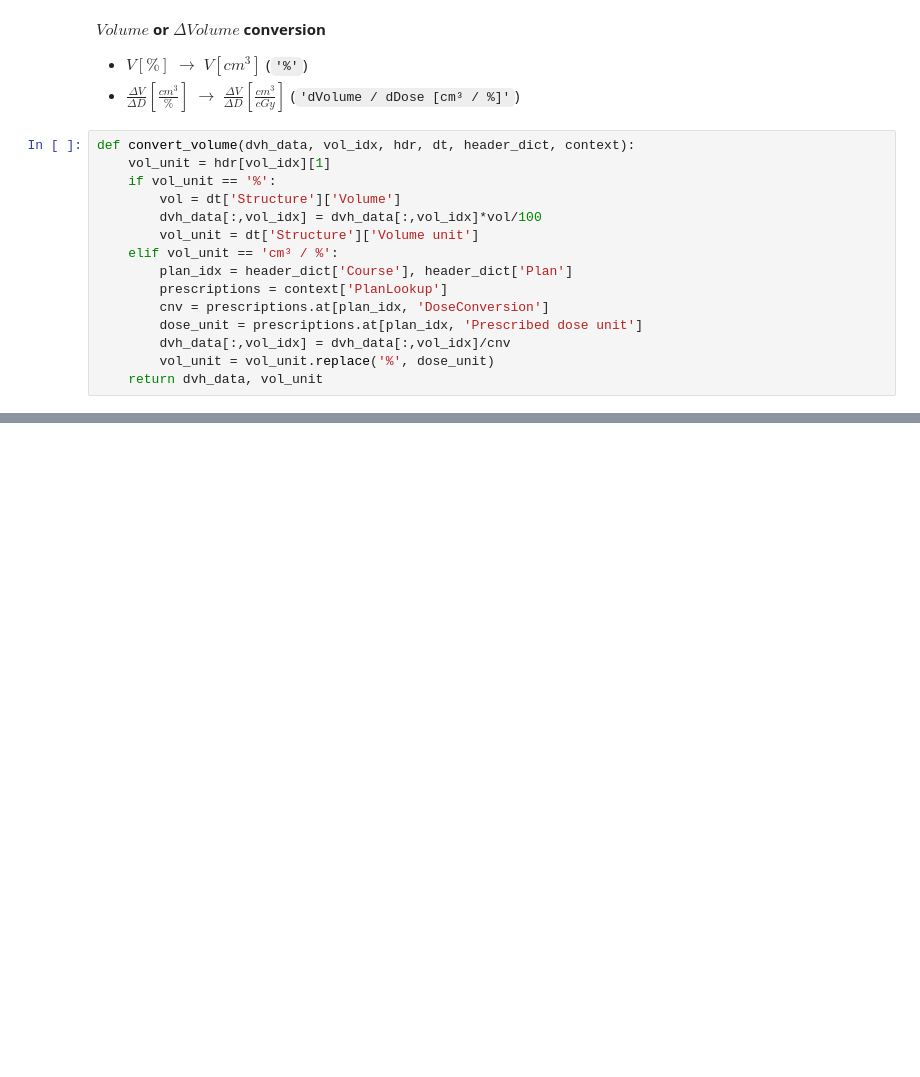
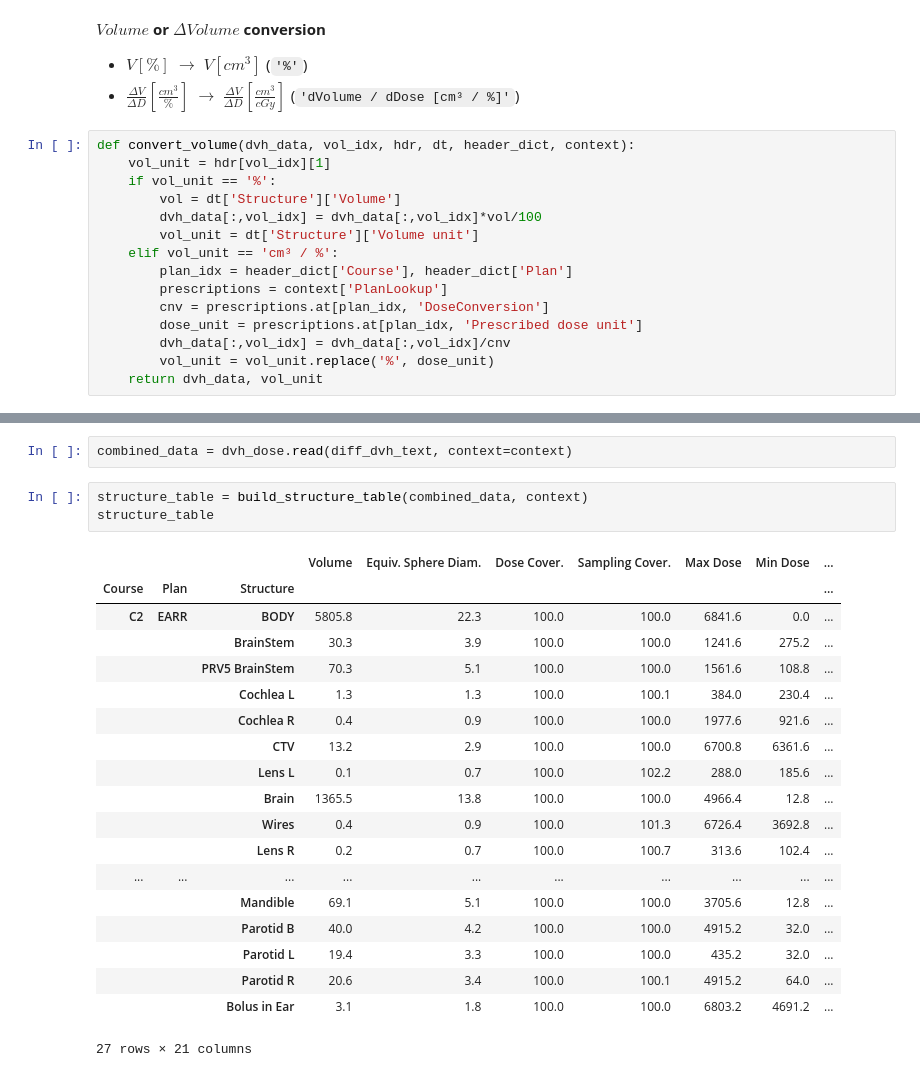
Before and after one commit to GregSal/sectionary, a Jupyter notebook: examples/read_dvh.ipynb, the cells around one changed output, grey strips where cells are left out. Drawn from its saved outputs; the diff is of its cells as text; blank space fills up the shorter version.

```diff
--- a/examples/read_dvh.ipynb
+++ b/examples/read_dvh.ipynb
@@ -1886,0 +2146,25 @@ dose_table
+# %%
+combined_data = dvh_dose.read(diff_dvh_text, context=context)
+# %%
+structure_table = build_structure_table(combined_data, context)
+structure_table
+# %% [output]
+|  |  |  | Volume | Equiv. Sphere Diam. | Dose Cover. | Sampling Cover. | Max Dose | Min Dose | ... |
+| Course | Plan | Structure |  |  |  |  |  |  | ... |
+| C2 | EARR | BODY | 5805.8 | 22.3 | 100.0 | 100.0 | 6841.6 | 0.0 | ... |
+|  |  | BrainStem | 30.3 | 3.9 | 100.0 | 100.0 | 1241.6 | 275.2 | ... |
+|  |  | PRV5 BrainStem | 70.3 | 5.1 | 100.0 | 100.0 | 1561.6 | 108.8 | ... |
+|  |  | Cochlea L | 1.3 | 1.3 | 100.0 | 100.1 | 384.0 | 230.4 | ... |
+|  |  | Cochlea R | 0.4 | 0.9 | 100.0 | 100.0 | 1977.6 | 921.6 | ... |
+|  |  | CTV | 13.2 | 2.9 | 100.0 | 100.0 | 6700.8 | 6361.6 | ... |
+|  |  | Lens L | 0.1 | 0.7 | 100.0 | 102.2 | 288.0 | 185.6 | ... |
+|  |  | Brain | 1365.5 | 13.8 | 100.0 | 100.0 | 4966.4 | 12.8 | ... |
+|  |  | Wires | 0.4 | 0.9 | 100.0 | 101.3 | 6726.4 | 3692.8 | ... |
+|  |  | Lens R | 0.2 | 0.7 | 100.0 | 100.7 | 313.6 | 102.4 | ... |
+| ... | ... | ... | ... | ... | ... | ... | ... | ... | ... |
+|  |  | Mandible | 69.1 | 5.1 | 100.0 | 100.0 | 3705.6 | 12.8 | ... |
+|  |  | Parotid B | 40.0 | 4.2 | 100.0 | 100.0 | 4915.2 | 32.0 | ... |
+|  |  | Parotid L | 19.4 | 3.3 | 100.0 | 100.0 | 435.2 | 32.0 | ... |
+|  |  | Parotid R | 20.6 | 3.4 | 100.0 | 100.1 | 4915.2 | 64.0 | ... |
+|  |  | Bolus in Ear | 3.1 | 1.8 | 100.0 | 100.0 | 6803.2 | 4691.2 | ... |
+27 rows × 21 columns
```
Also changed, not shown: parts of 28 cells of this notebook.
